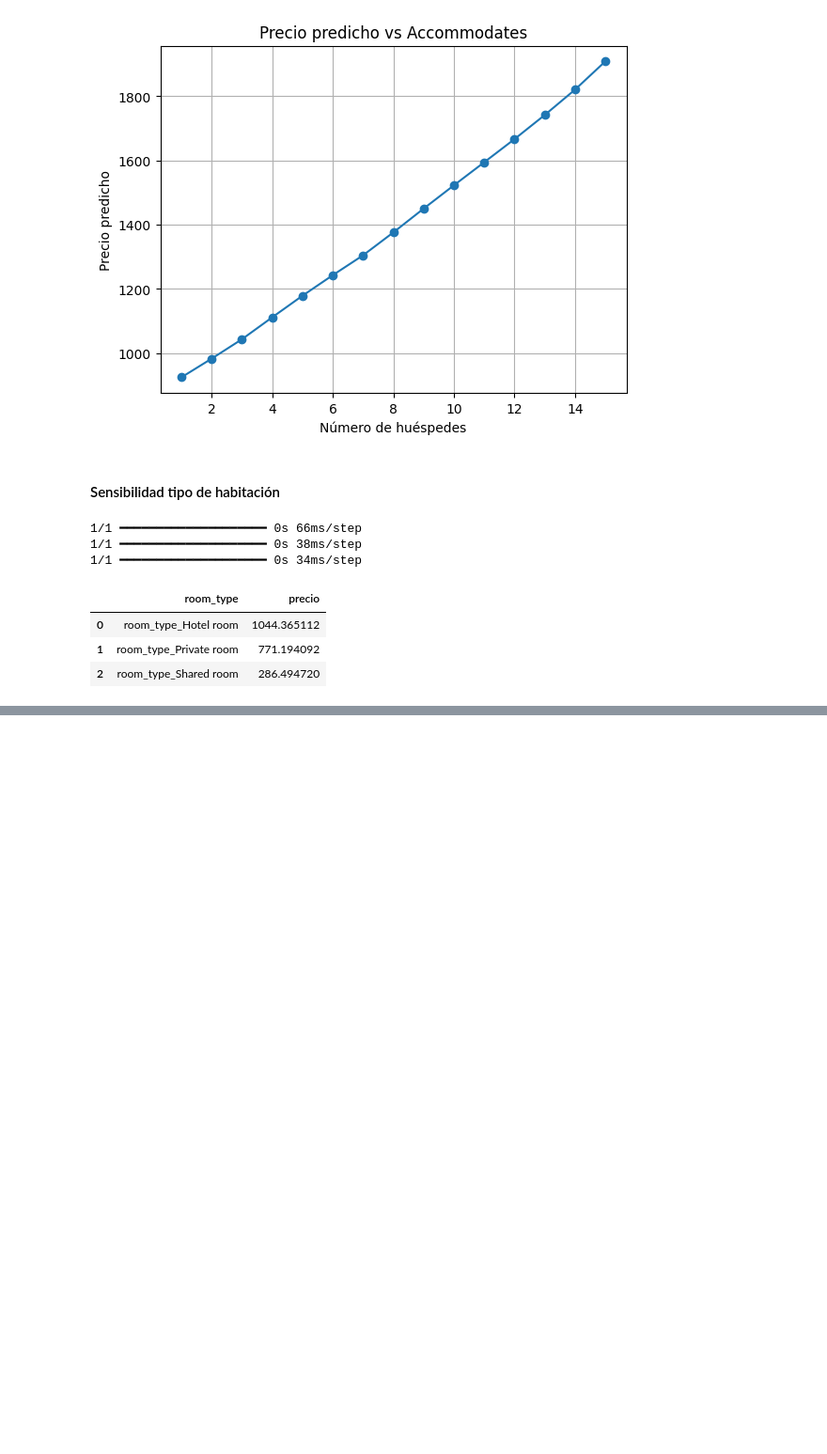
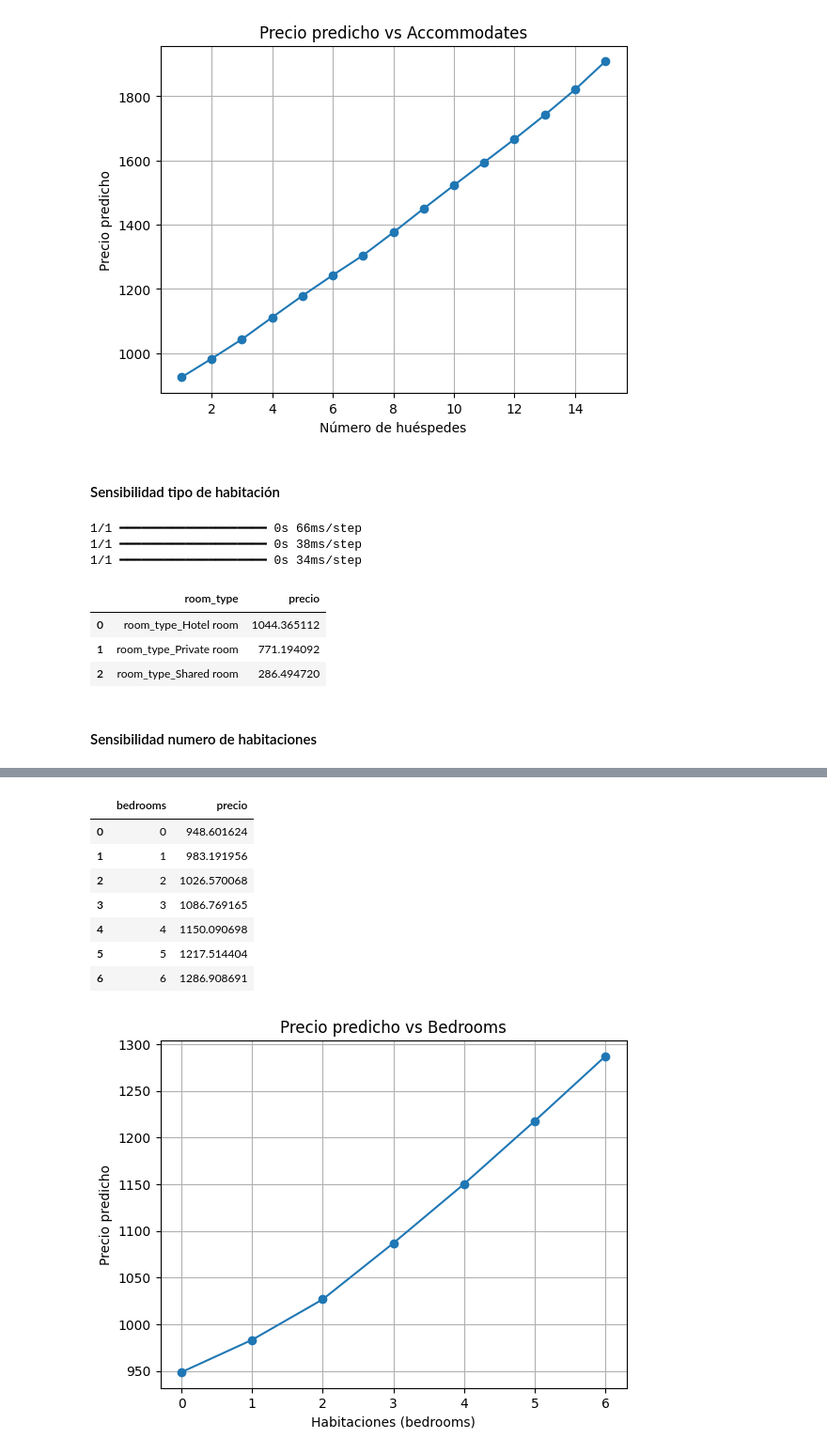
Before and after one commit to NathaMore/Proyecto2-ACTD, a Jupyter notebook: Modelo predictivo Uniandes/Airbnb_CDMX p1.ipynb, the cells around one changed output, grey strips where cells are left out. Shown at 94% size. Cells and saved outputs as stored; diff of their text form; code cells hidden in the pictures; blank space fills up the shorter version.

Commit message:
Sensibilidad numero habitaciones y baño (p2)

```diff
--- a/Modelo predictivo Uniandes/Airbnb_CDMX p1.ipynb
+++ b/Modelo predictivo Uniandes/Airbnb_CDMX p1.ipynb
@@ -909,3 +909,24 @@ display(df_room)
 | 0 | room_type_Hotel room | 1044.365112 |
 | 1 | room_type_Private room | 771.194092 |
 | 2 | room_type_Shared room | 286.494720 |
+# %% [markdown]
+#### Sensibilidad numero de habitaciones
+# %%
+resultados_bedrooms = []
+
+for br in range(0, 7):
+    sim = base_df.copy()
+    sim["bedrooms"] = br
+    precio = predecir(sim)
+    resultados_bedrooms.append({"bedrooms": br, "precio": precio})
+
+df_bedrooms = pd.DataFrame(resultados_bedrooms)
+display(df_bedrooms)
+
+plt.plot(df_bedrooms["bedrooms"], df_bedrooms["precio"], marker="o")
+plt.title("Precio predicho vs Bedrooms")
+plt.xlabel("Habitaciones (bedrooms)")
+plt.ylabel("Precio predicho")
+plt.grid(True)
+plt.show()
+# %% [output]
@@ -911,0 +940,9 @@ display(df_room)
+|  | bedrooms | precio |
+| 0 | 0 | 948.601624 |
+| 1 | 1 | 983.191956 |
+| 2 | 2 | 1026.570068 |
+| 3 | 3 | 1086.769165 |
+| 4 | 4 | 1150.090698 |
+| 5 | 5 | 1217.514404 |
+| 6 | 6 | 1286.908691 |
+[figure, added]
```
Also changed, not shown: parts of 3 cells of this notebook.
